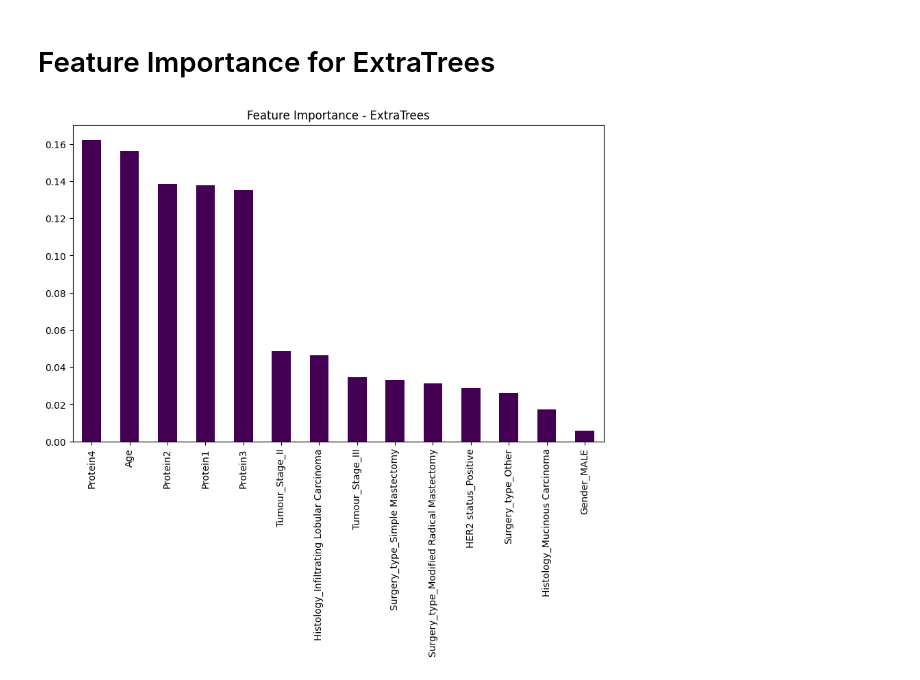
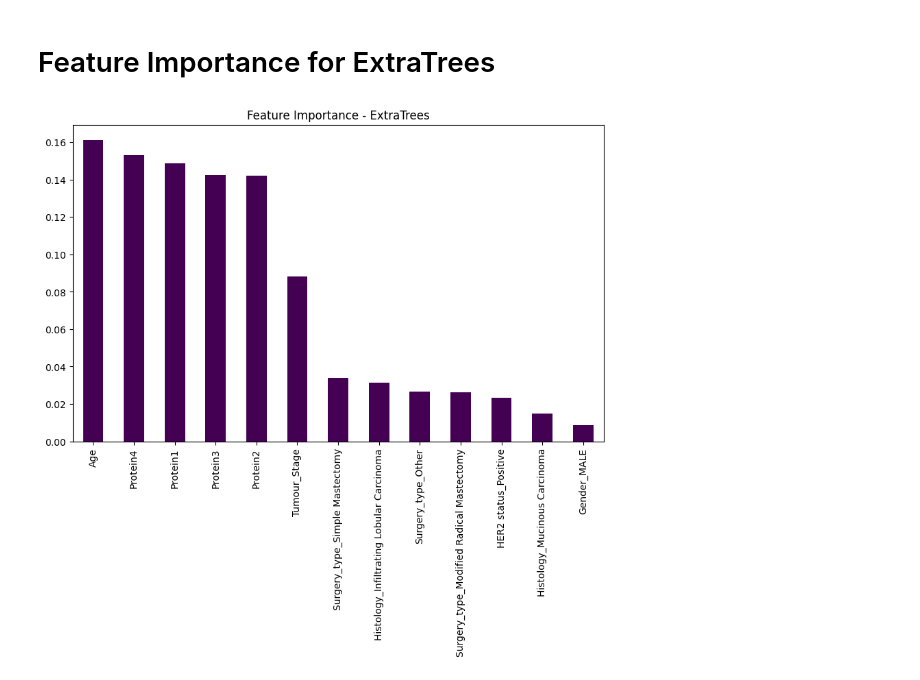
Before and after one commit to sazol07/Projects, a Jupyter notebook: Breast cancer using ml.ipynb, the cells around one changed output. Saved outputs shown, nothing was run; the diff lists cells and outputs as text; code cells hidden in the pictures.

```diff
--- a/Breast cancer using ml.ipynb
+++ b/Breast cancer using ml.ipynb
@@ -439,7 +542,7 @@ knn_n = {
     'metric': ['euclidean', 'manhattan']
 }
 knn_h = GridSearchCV(KNeighborsClassifier(),param_grid= knn_n,cv= KFold(n_splits=10),scoring='accuracy')
-knn_h.fit(x_train,y_train)
+knn_h.fit(X_train_trans,y_train_final)
 # %% [output]
 GridSearchCV(cv=KFold(n_splits=10, random_state=None, shuffle=False),
              estimator=KNeighborsClassifier(),
@@ -457,6 +560,6 @@ knn_h.best_params_
 {'metric': 'manhattan', 'n_neighbors': 3, 'weights': 'distance'}
 # %%
 knn = KNeighborsClassifier(metric= 'manhattan',n_neighbors= 3, weights= 'distance')
-knn.fit(x_train,y_train)
-knn.score(x_test,y_test)
+knn.fit(X_train_trans,y_train_final)
+knn.score(X_test_trans,y_test_final)
 # %% [output]
@@ -500,7 +603,7 @@ xgb_ = GridSearchCV(
     scoring='accuracy'
 )
 
-xgb_.fit(x_train, y_train)
+xgb_.fit(X_train_trans,y_train_final)
 print(xgb_.best_params_)
 print(xgb_.best_score_)
 # %% [output]
@@ -509,6 +612,6 @@ print(xgb_.best_score_)
 # %%
 XGB = xgb.XGBClassifier(objective='multi:softmax', num_class=3, random_state=42,colsample_bytree = 0.7,learning_rate = 0.1,max_depth = 5,
                         n_estimators = 200,subsample = 0.7)
-XGB.fit(x_train,y_train)
-XGB.score(x_test,y_test)
+XGB.fit(X_train_trans,y_train_final)
+XGB.score(X_test_trans,y_test_final)
 # %% [output]
@@ -665,16 +768,16 @@ plt.show()
 # %%
 import pandas as pd
 import matplotlib.pyplot as plt
 
 importances = Et.feature_importances_
-features = X.columns
+features = X_train_trans.columns
 
 feat_imp = pd.Series(importances, index=features).sort_values(ascending=False)
 
 # Plot
 plt.figure(figsize=(10,6))
 feat_imp.plot(kind='bar',colormap ='viridis')
 plt.title("Feature Importance - ExtraTrees")
 plt.show()
 # %% [output]
-[figure, old version]
+[figure, new version]
```
Also changed, not shown: parts of 92 cells of this notebook.
